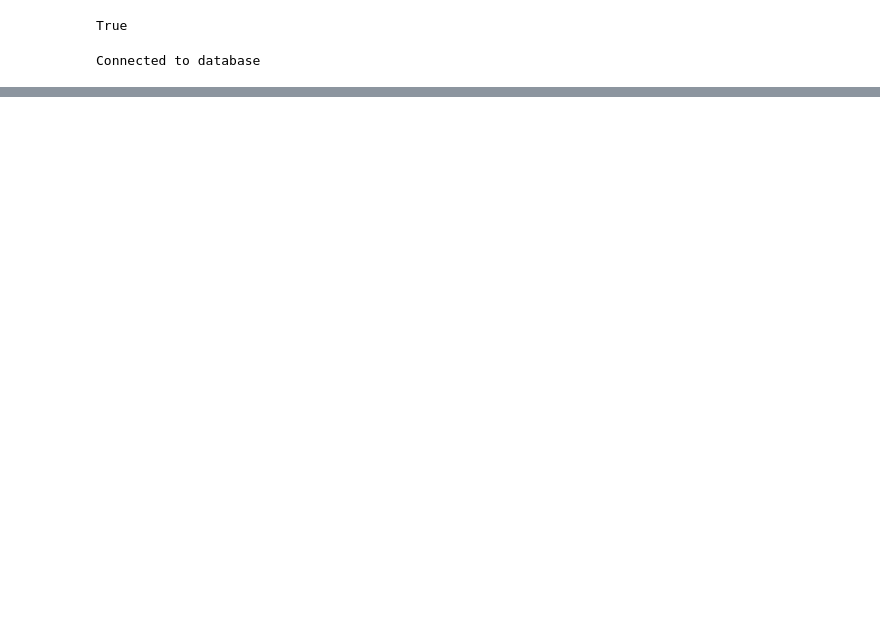
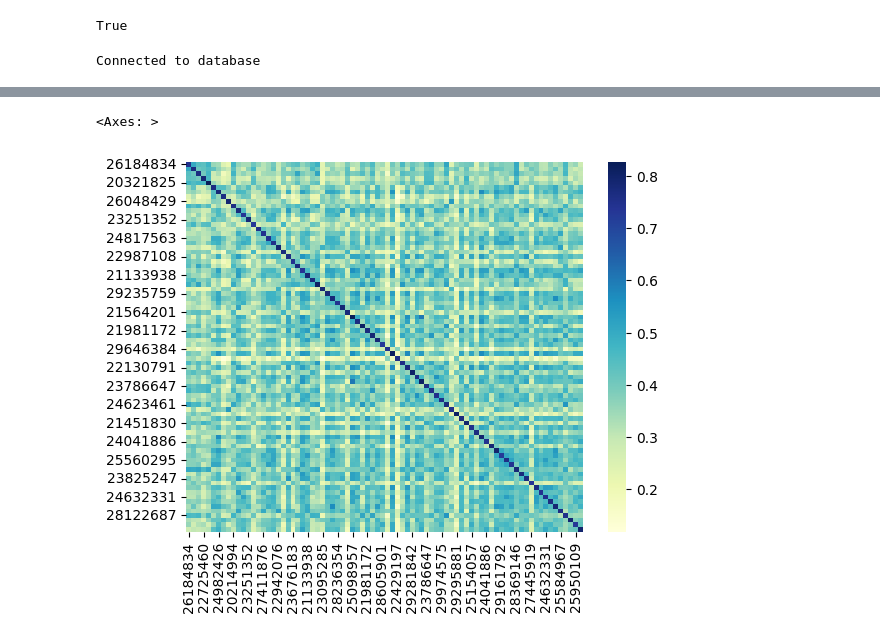
Before and after one commit to trostalski/simpa, a Jupyter notebook: src/notebooks/test.ipynb, the cells around one changed output, grey strips where cells are left out. Saved outputs shown, nothing was run; the diff lists cells and outputs as text; code cells hidden in the pictures; blank space fills up the shorter version.

```diff
--- a/src/notebooks/test.ipynb
+++ b/src/notebooks/test.ipynb
@@ -88 +134,6 @@ df = pd.DataFrame(data=data, columns=columne_names, index=row_names)
+# %%
+sns.heatmap(df, cmap="YlGnBu", fmt=".2f")
+# %% [output]
+<Axes: >
+[figure, added]
 # %%
```
Also changed, not shown: parts of 17 cells of this notebook, 1 other file.
